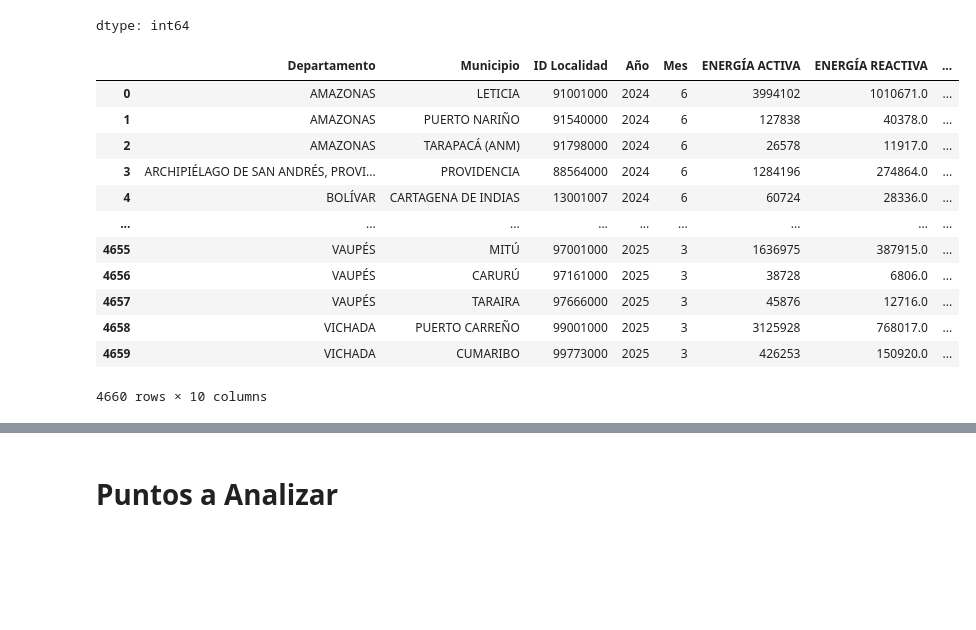
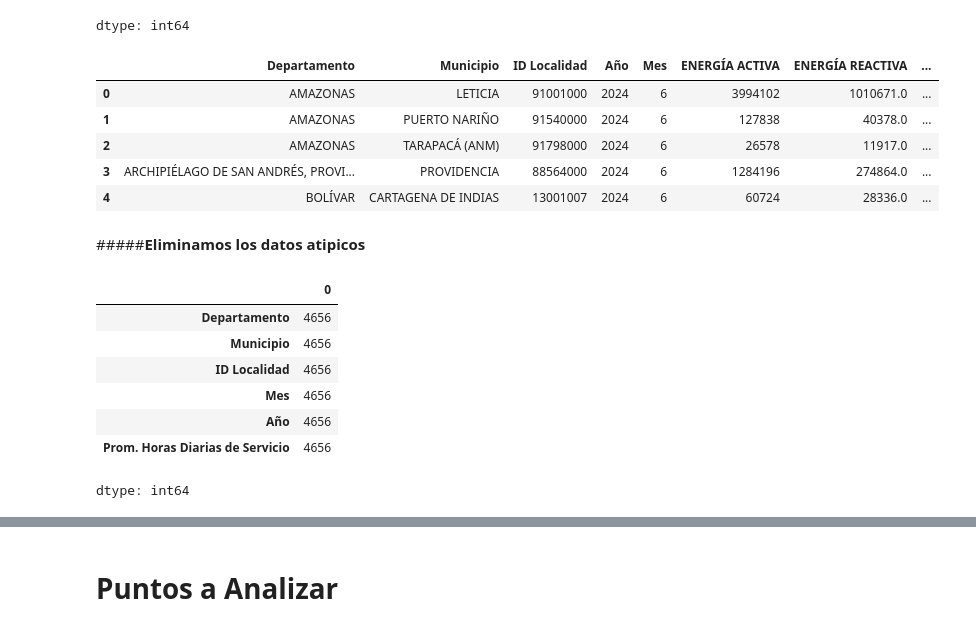
Before and after one commit to Will046-rA9/An-lisis-ZNI, a Jupyter notebook: ProyectoZNI (1).ipynb, the cells around one changed output, grey strips where cells are left out. Saved outputs shown, nothing was run; the diff lists cells and outputs as text; code cells hidden in the pictures; blank space fills up the shorter version.

```diff
--- a/ProyectoZNI (1).ipynb
+++ b/ProyectoZNI (1).ipynb
@@ -484,18 +471,26 @@ df_localidad_timbiqui.count()
 | Fecha_str | 37 |
 dtype: int64
 # %%
-df_ZNI
+df_ZNI.head()
 # %% [output]
 |  | Departamento | Municipio | ID Localidad | Año | Mes | ENERGÍA ACTIVA | ENERGÍA REACTIVA | ... |
 | 0 | AMAZONAS | LETICIA | 91001000 | 2024 | 6 | 3994102 | 1010671.0 | ... |
 | 1 | AMAZONAS | PUERTO NARIÑO | 91540000 | 2024 | 6 | 127838 | 40378.0 | ... |
 | 2 | AMAZONAS | TARAPACÁ (ANM) | 91798000 | 2024 | 6 | 26578 | 11917.0 | ... |
 | 3 | ARCHIPIÉLAGO DE SAN ANDRÉS, PROVI... | PROVIDENCIA | 88564000 | 2024 | 6 | 1284196 | 274864.0 | ... |
 | 4 | BOLÍVAR | CARTAGENA DE INDIAS | 13001007 | 2024 | 6 | 60724 | 28336.0 | ... |
-| ... | ... | ... | ... | ... | ... | ... | ... | ... |
-| 4655 | VAUPÉS | MITÚ | 97001000 | 2025 | 3 | 1636975 | 387915.0 | ... |
-| 4656 | VAUPÉS | CARURÚ | 97161000 | 2025 | 3 | 38728 | 6806.0 | ... |
-| 4657 | VAUPÉS | TARAIRA | 97666000 | 2025 | 3 | 45876 | 12716.0 | ... |
-| 4658 | VICHADA | PUERTO CARREÑO | 99001000 | 2025 | 3 | 3125928 | 768017.0 | ... |
-| 4659 | VICHADA | CUMARIBO | 99773000 | 2025 | 3 | 426253 | 150920.0 | ... |
-4660 rows × 10 columns
+# %% [markdown]
+#####**Eliminamos los datos atipicos**
+# %%
+#Eliminamos los datos atipicos
+df_ZNI_hprom = df_ZNI_hprom[df_ZNI_hprom['Prom. Horas Diarias de Servicio'] <= 24]
+df_ZNI_hprom.count()
+# %% [output]
+|  | 0 |
+| Departamento | 4656 |
+| Municipio | 4656 |
+| ID Localidad | 4656 |
+| Mes | 4656 |
+| Año | 4656 |
+| Prom. Horas Diarias de Servicio | 4656 |
+dtype: int64
```
Also changed, not shown: parts of 43 cells of this notebook.
